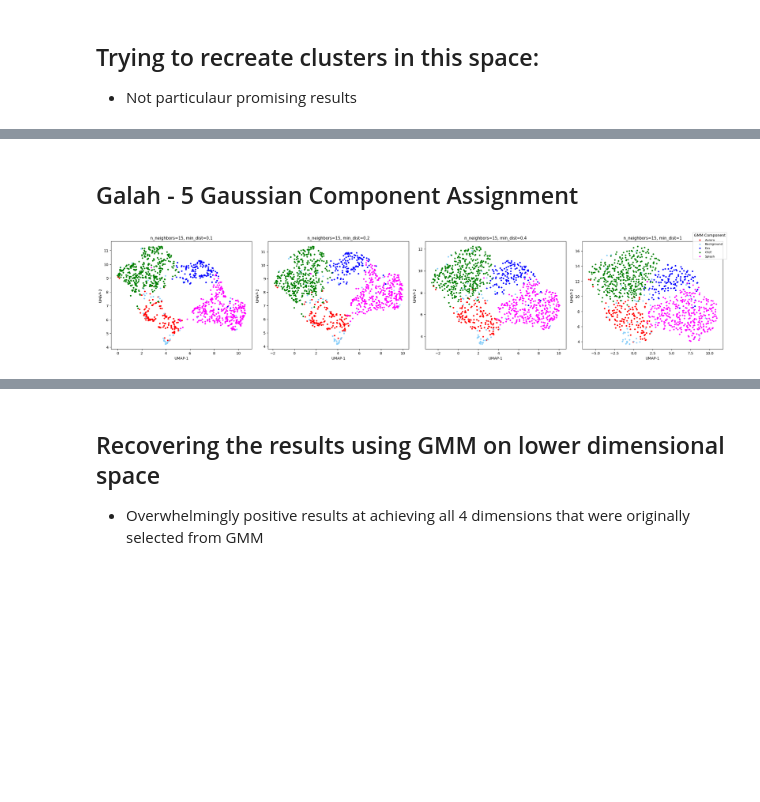
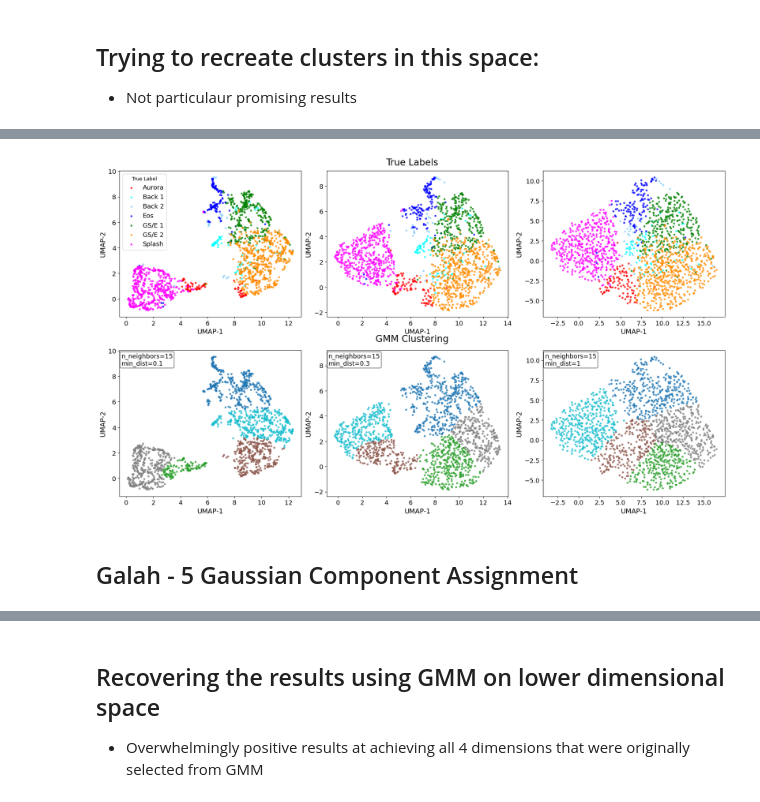
Before and after one commit to JacobTutt/Galactic_Evol_Clustering, a Jupyter notebook: 3_dimreduction_investigate.ipynb, the cells around one changed output, grey strips where cells are left out. Cells and saved outputs as stored; diff of their text form; code cells hidden in the pictures; blank space fills up the shorter version.

```diff
--- a/3_dimreduction_investigate.ipynb
+++ b/3_dimreduction_investigate.ipynb
@@ -256,2 +68,14 @@ plt.show()
+# %%
+investigate_umap(
+    table_path=apogee_data_path,
+    data_keys=apogee_data_keys,
+    label_column = 'max_gauss',
+    labels_name=apogee_labels_name,
+    labels_color_map=apogee_labels_color_map,
+    GMM_enabled=True,
+    n_components_gmm=5
+)
+# %% [output]
+[figure, added]
 # %% [markdown]
 ## Galah - 5 Gaussian Component Assignment
@@ -269,68 +81,0 @@ X_scaled = scaler.fit_transform(X)
-# %%
-# --- Define multiple UMAP configurations to try ---
-n_neighbors_list = [15, 15, 15, 15]
-min_dist_list = [0.1, 0.2, 0.4, 1]
-
-assert len(n_neighbors_list) == len(min_dist_list), "Lists must be the same length."
-
-# --- Load labels and prepare names/colors ---
-labels = tbl['max_gauss']
-labels_name = {
-    4: "GS/E",
-    2: "Splash",
-    1: "Aurora",
-    5: "Eos",
-    3: "Background",
-}
-labels_color_map = {
-    "GS/E": "green",
-    "Splash": "magenta",
-    "Aurora": "red",
-    "Eos": "blue",
-    "Background": "lightskyblue"
-}
-
-named_labels = np.array([labels_name[int(i)] for i in labels])
-unique_names = sorted(set(named_labels))
-
-# --- Create subplots ---
-fig, axes = plt.subplots(1, len(n_neighbors_list), figsize=(6 * len(n_neighbors_list), 5))
-
-# Ensure axes is iterable even if there's only one plot
-if len(n_neighbors_list) == 1:
-    axes = [axes]
-
-# --- Loop through configurations and plot ---
-for idx, (n_n, m_d) in enumerate(zip(n_neighbors_list, min_dist_list)):
-    reducer = umap.UMAP(
-        n_components=2,
-        n_neighbors=n_n,
-        min_dist=m_d,
-        metric='euclidean',
-        random_state=42
-    )
-    X_umap = reducer.fit_transform(X_scaled)
-
-    ax = axes[idx]
-    for name in unique_names:
-        mask = named_labels == name
-        ax.scatter(
-            X_umap[mask, 0],
-            X_umap[mask, 1],
-            label=name,
-            color=labels_color_map[name],
-            s=10
-        )
-
-    ax.set_title(f"n_neighbors={n_n}, min_dist={m_d}", fontsize=11)
-    ax.set_xlabel("UMAP-1")
-    ax.set_ylabel("UMAP-2")
-
-# Add a legend only once, outside the plots
-handles, labels_ = axes[0].get_legend_handles_labels()
-fig.legend(handles, labels_, title='GMM Component', loc='upper right', fontsize=8)
-
-plt.tight_layout()
-plt.show()
-# %% [output]
-[figure, removed]
```
Also changed, not shown: parts of 18 cells of this notebook, 7 other files.
